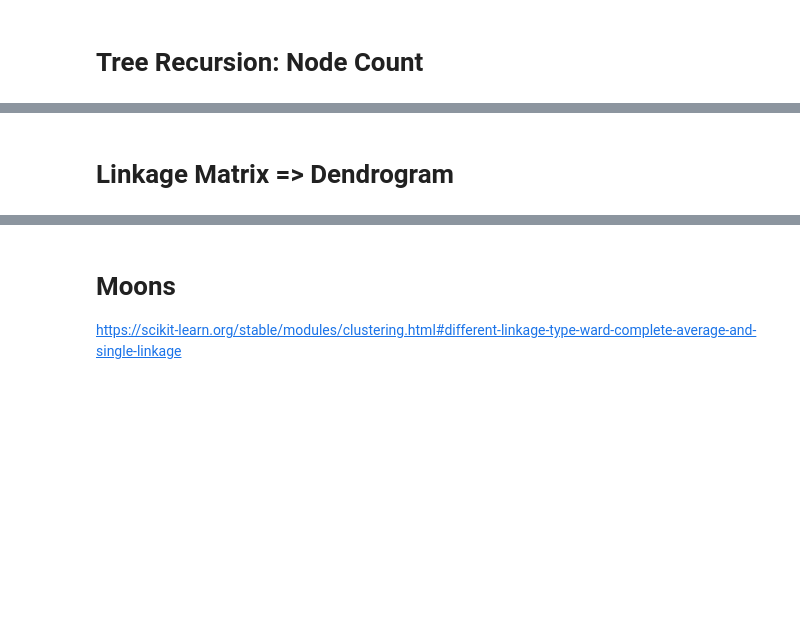
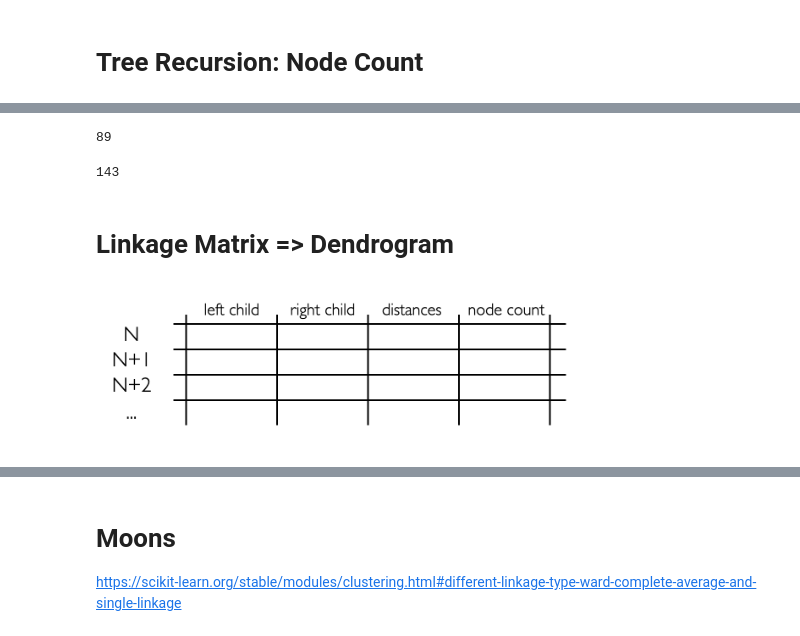
Before and after one commit to cs320-wisc/s22, a Jupyter notebook: lec/37 Clustering 2/lec1.ipynb, the cells around one changed output, grey strips where cells are left out. Cells and saved outputs as stored; diff of their text form; code cells hidden in the pictures; blank space fills up the shorter version.

```diff
--- a/lec/37 Clustering 2/lec1.ipynb
+++ b/lec/37 Clustering 2/lec1.ipynb
@@ -61,2 +99,25 @@ df.plot(column=groups)
+# %%
+# how many nodes are in a subtree
+def node_count(node_idx):
+    if node_idx < len(df):
+        # it's a leaf!
+        return 1
+    else:
+        # it's a parent
+        left, right = c.children_[node_idx-len(df)]
+        #print(left, right)
+        return node_count(left) + node_count(right) + 1
+
+node_count(141)
+# %% [output]
+89
+# %%
+len(df) + len(c.children_)
+# %% [output]
+143
 # %% [markdown]
 # Linkage Matrix => Dendrogram
+# %%
+Image("linkage.png", width=500)
+# %% [output]
+[figure, added]
```
Also changed, not shown: parts of 24 cells of this notebook, 1 other file.
